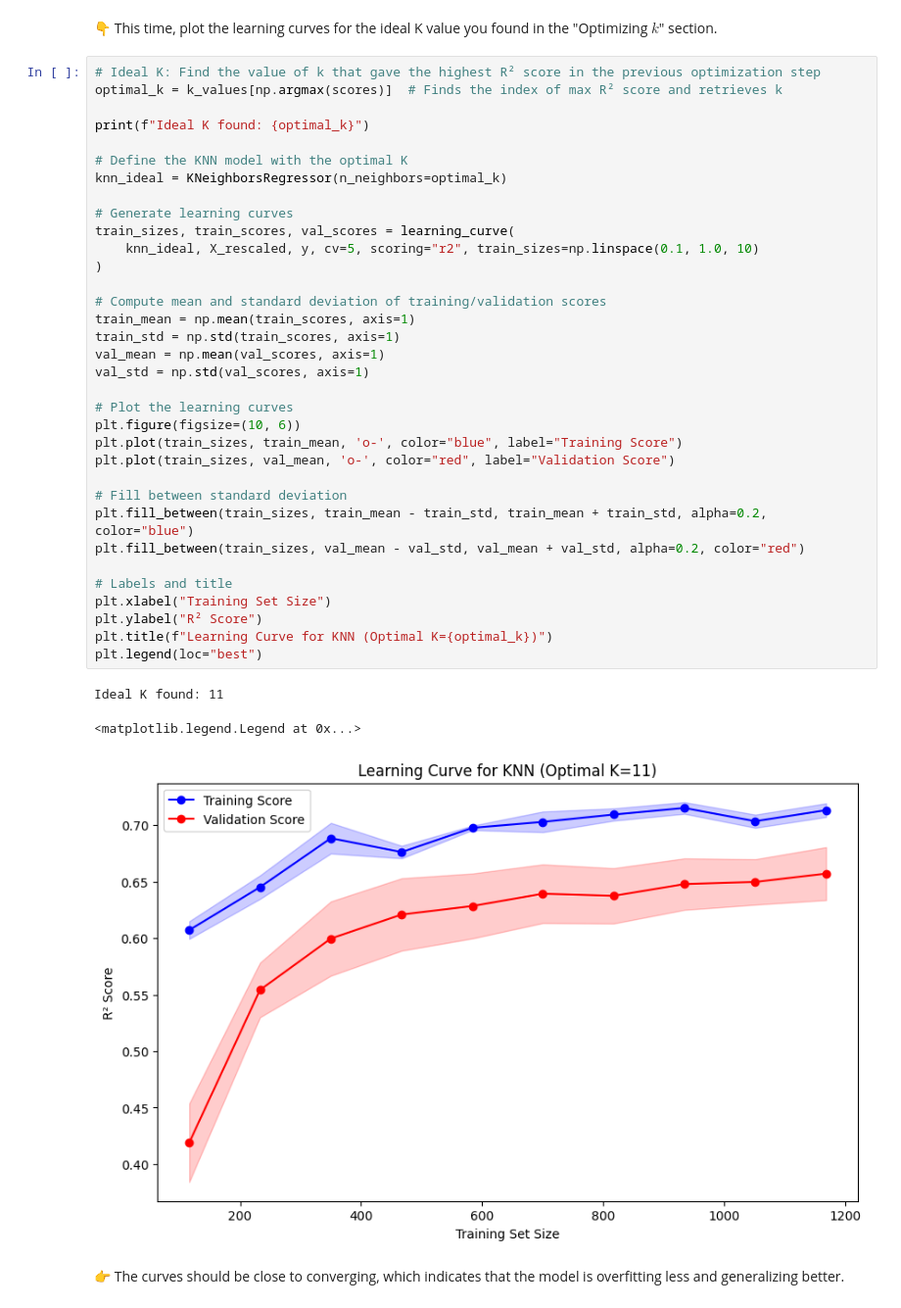
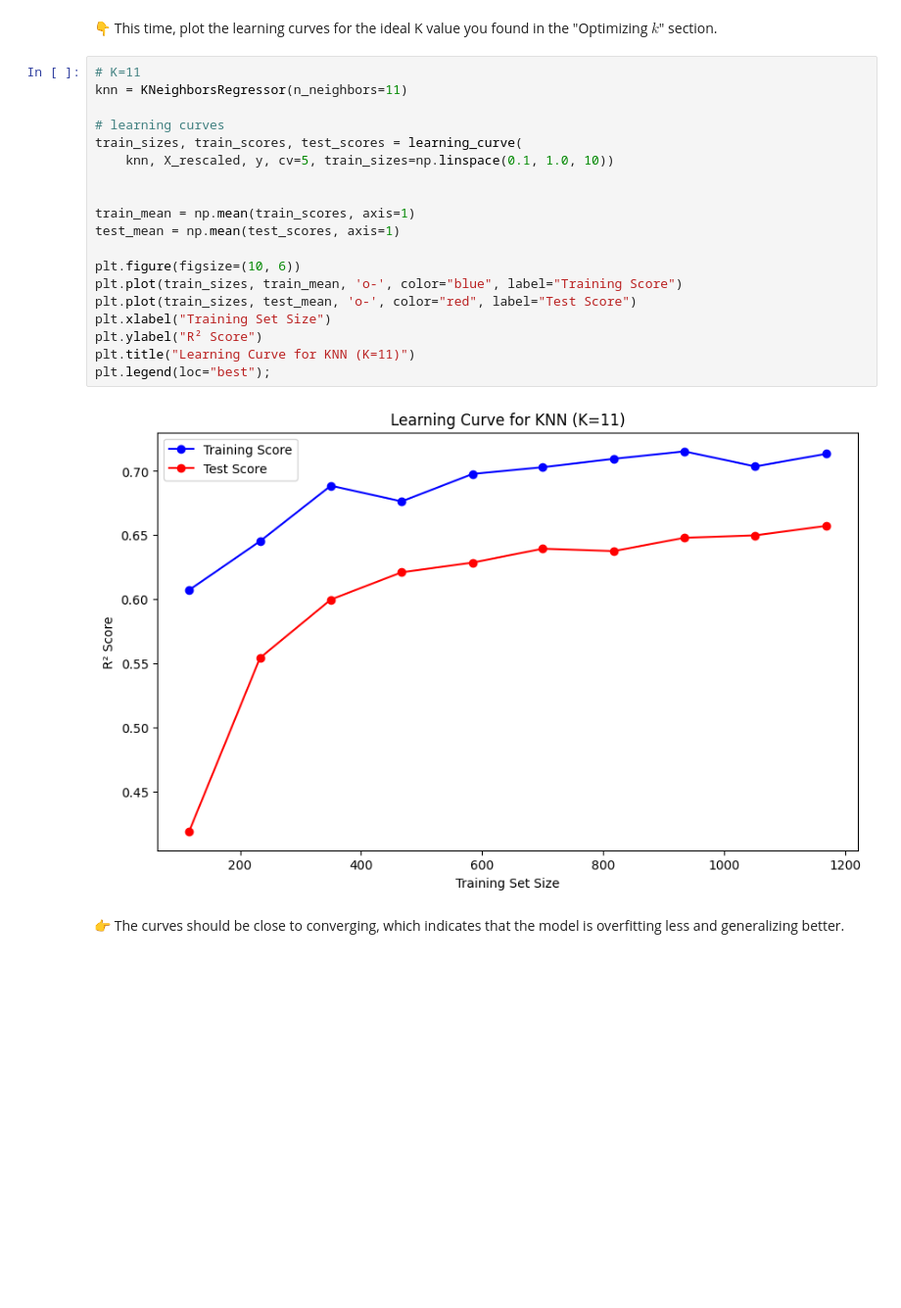
Before and after one commit to mahshid90/data-knn, a Jupyter notebook: KNN.ipynb, the cells around one changed output. Shown at 98% size. Cells and saved outputs as stored; diff of their text form; blank space fills up the shorter version.

Commit message:
Completed best_model step

```diff
--- a/KNN.ipynb
+++ b/KNN.ipynb
@@ -292,43 +290,26 @@ plt.legend(loc="best")
 # %% [markdown]
 👇 This time, plot the learning curves for the ideal K value you found in the "Optimizing $k$" section.
 # %%
-# Ideal K: Find the value of k that gave the highest R² score in the previous optimization step
-optimal_k = k_values[np.argmax(scores)]  # Finds the index of max R² score and retrieves k
+# K=11
+knn = KNeighborsRegressor(n_neighbors=11)
 
-print(f"Ideal K found: {optimal_k}")
+# learning curves
+train_sizes, train_scores, test_scores = learning_curve(
+    knn, X_rescaled, y, cv=5, train_sizes=np.linspace(0.1, 1.0, 10))
 
-# Define the KNN model with the optimal K
-knn_ideal = KNeighborsRegressor(n_neighbors=optimal_k)
 
-# Generate learning curves
-train_sizes, train_scores, val_scores = learning_curve(
-    knn_ideal, X_rescaled, y, cv=5, scoring="r2", train_sizes=np.linspace(0.1, 1.0, 10)
-)
+train_mean = np.mean(train_scores, axis=1)
+test_mean = np.mean(test_scores, axis=1)
 
-# Compute mean and standard deviation of training/validation scores
-train_mean = np.mean(train_scores, axis=1)
-train_std = np.std(train_scores, axis=1)
-val_mean = np.mean(val_scores, axis=1)
-val_std = np.std(val_scores, axis=1)
-
-# Plot the learning curves
 plt.figure(figsize=(10, 6))
 plt.plot(train_sizes, train_mean, 'o-', color="blue", label="Training Score")
-plt.plot(train_sizes, val_mean, 'o-', color="red", label="Validation Score")
-
-# Fill between standard deviation
-plt.fill_between(train_sizes, train_mean - train_std, train_mean + train_std, alpha=0.2, color="blue")
-plt.fill_between(train_sizes, val_mean - val_std, val_mean + val_std, alpha=0.2, color="red")
-
-# Labels and title
+plt.plot(train_sizes, test_mean, 'o-', color="red", label="Test Score")
 plt.xlabel("Training Set Size")
 plt.ylabel("R² Score")
-plt.title(f"Learning Curve for KNN (Optimal K={optimal_k})")
-plt.legend(loc="best")
+plt.title("Learning Curve for KNN (K=11)")
+plt.legend(loc="best");
 # %% [output]
-Ideal K found: 11
-<matplotlib.legend.Legend at 0x...>
-[figure, old version]
+[figure, new version]
 # %% [markdown]
 👉 The curves should be close to converging, which indicates that the model is overfitting less and generalizing better.
 # %% [markdown]
```
Also changed, not shown: parts of 2 cells of this notebook.
